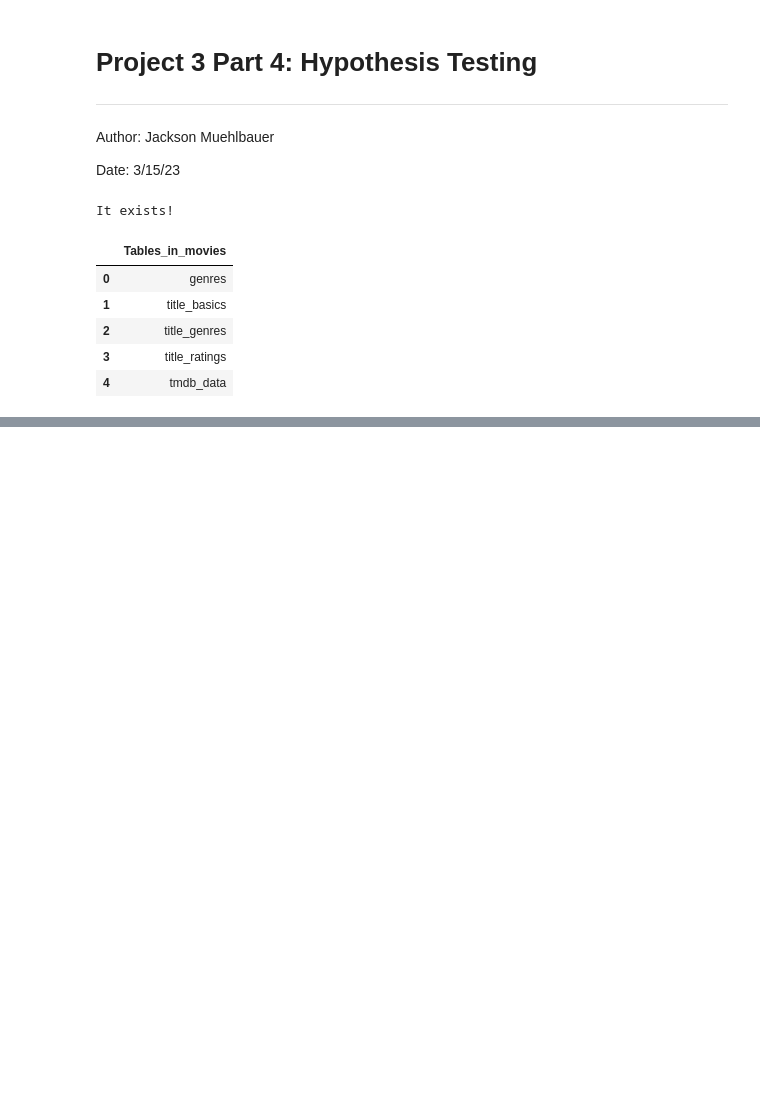
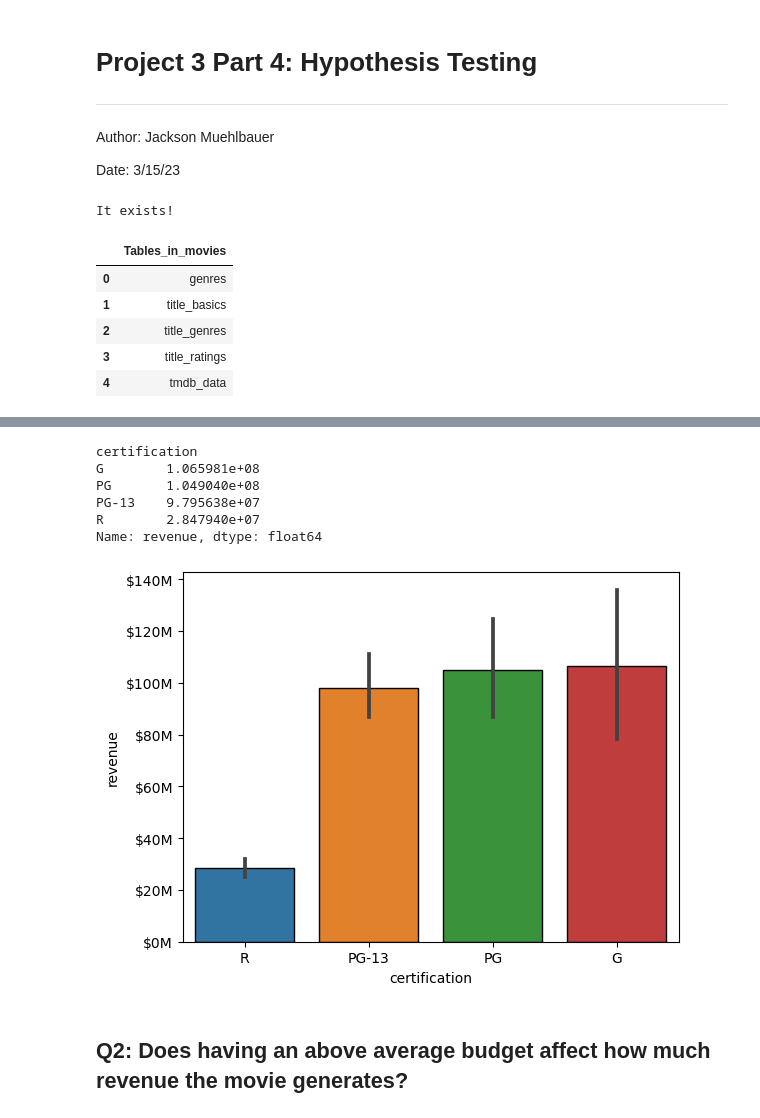
Before and after one commit to JLMuehlbauer/IMDB-Movies-JLM, a Jupyter notebook: Project 3 - Part 4 - Hypothesis Testing.ipynb, the cells around one changed output, grey strips where cells are left out. Saved outputs shown, nothing was run; the diff lists cells and outputs as text; code cells hidden in the pictures; blank space fills up the shorter version.

```diff
--- a/Project 3 - Part 4 - Hypothesis Testing.ipynb
+++ b/Project 3 - Part 4 - Hypothesis Testing.ipynb
@@ -103,0 +264,25 @@ dict_keys(['PG-13', 'R', 'PG', 'G'])
+# %%
+# 3. What is the average revenue per certification category
+from matplotlib.ticker import FuncFormatter
+def million_m(x,pos):
+  """function for use with matplotlib FuncFormatter - formats money in millions"""
+  return f'${x*1e-6:,.0f}M'
+
+# Barplot to answer question
+fig, ax = plt.subplots()
+sns.barplot(data = q1, x = 'certification', y = 'revenue', ax = ax, edgecolor = 'k');
+price_fmt_1M = FuncFormatter(million_m)
+ax.yaxis.set_major_formatter(price_fmt_1M)
+
+# Values to answer question
+print(q1.groupby('certification')['revenue'].mean())
+# %% [output]
+certification
+G        1.065981e+08
+PG       1.049040e+08
+PG-13    9.795638e+07
+R        2.847940e+07
+Name: revenue, dtype: float64
+[figure, added]
+# %% [markdown]
+## Q2: Does having an above average budget affect how much revenue the movie generates?
```
Also changed, not shown: parts of 58 cells of this notebook, 15 other files.
